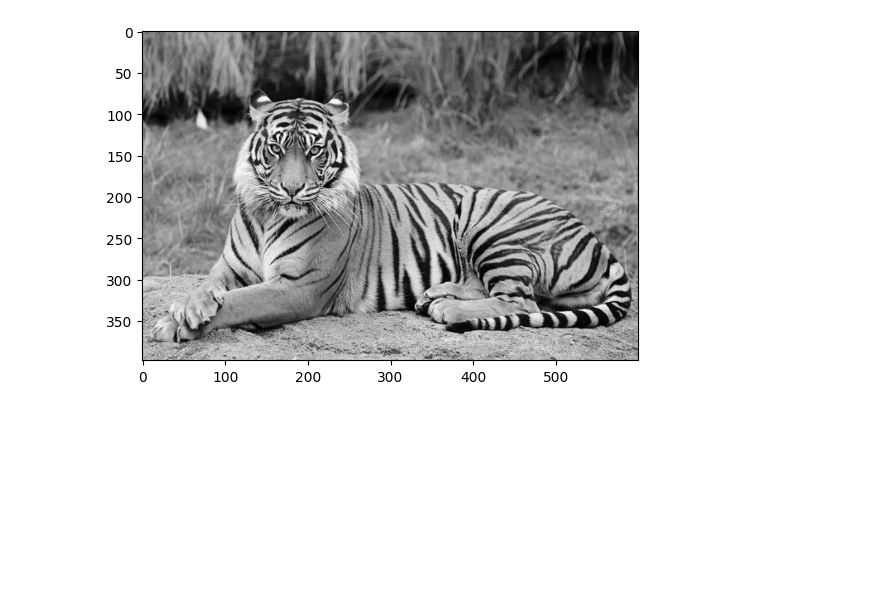
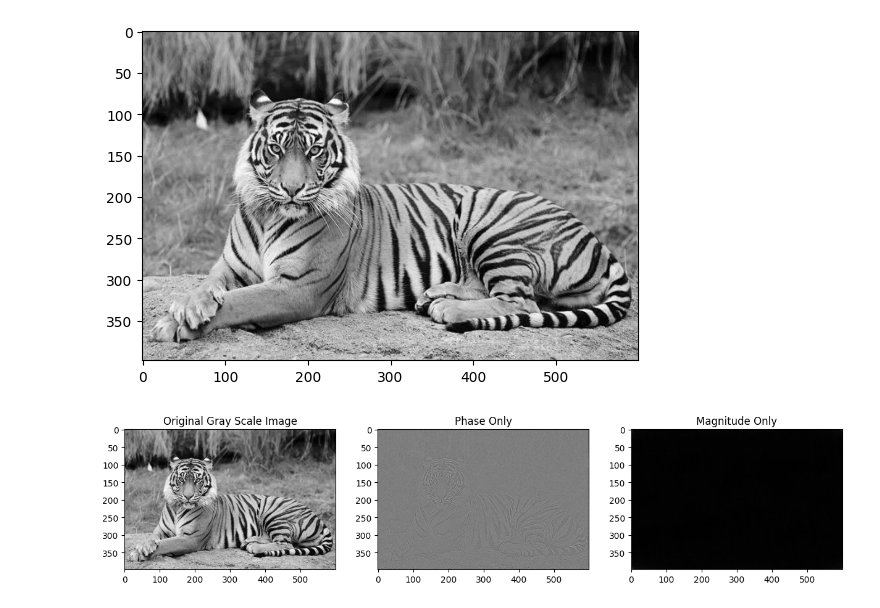
Before and after one commit to shreyaswankhede12/IVP-project, a Jupyter notebook: Code/main.ipynb, the cells around one changed output. Drawn from its saved outputs; the diff is of its cells as text; code cells hidden in the pictures; blank space fills up the shorter version.

```diff
--- a/Code/main.ipynb
+++ b/Code/main.ipynb
@@ -238,3 +273,24 @@ plt.imshow(I, cmap='gray')
 plt.show()
 # %% [output]
 [figure]
+# %%
+# Inverse fourier transform of the phase only and magnitude only image
+plt.figure(figsize=(15, 5))
+
+plt.subplot(1, 3, 1)
+plt.imshow(gray_img, cmap='gray')
+plt.title('Original Gray Scale Image')
+
+I = IDFT(np.ones_like(dft_mag), dft_phase, centered=True)
+plt.subplot(1, 3, 2)
+plt.imshow(I, cmap='gray')
+plt.title('Phase Only')
+
+I = IDFT(dft_mag, np.zeros_like(dft_phase), centered=True)
+plt.subplot(1, 3, 3)
+plt.imshow(I, cmap='gray')
+plt.title('Magnitude Only')
+
+plt.show()
+# %% [output]
+[figure, added]
```
Also changed, not shown: parts of 5 cells of this notebook, 2 other files.
